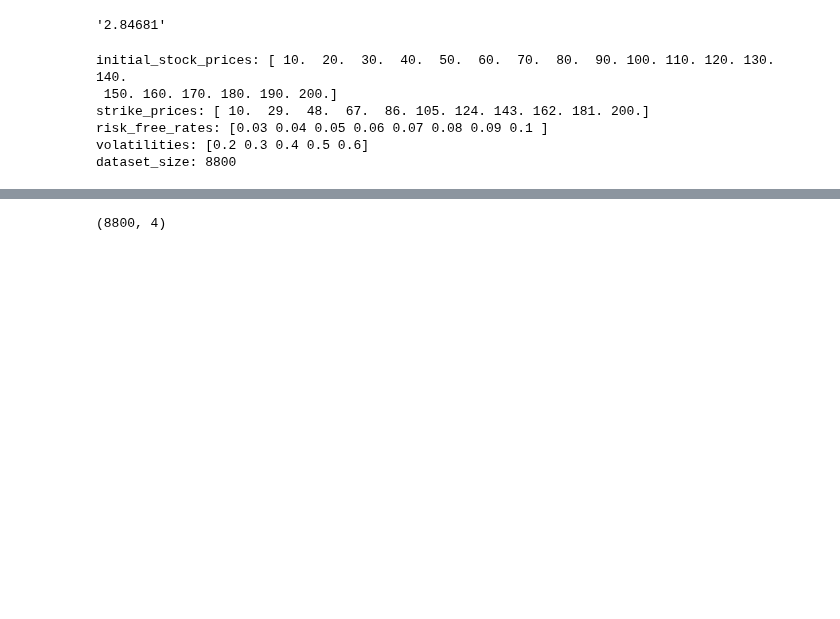
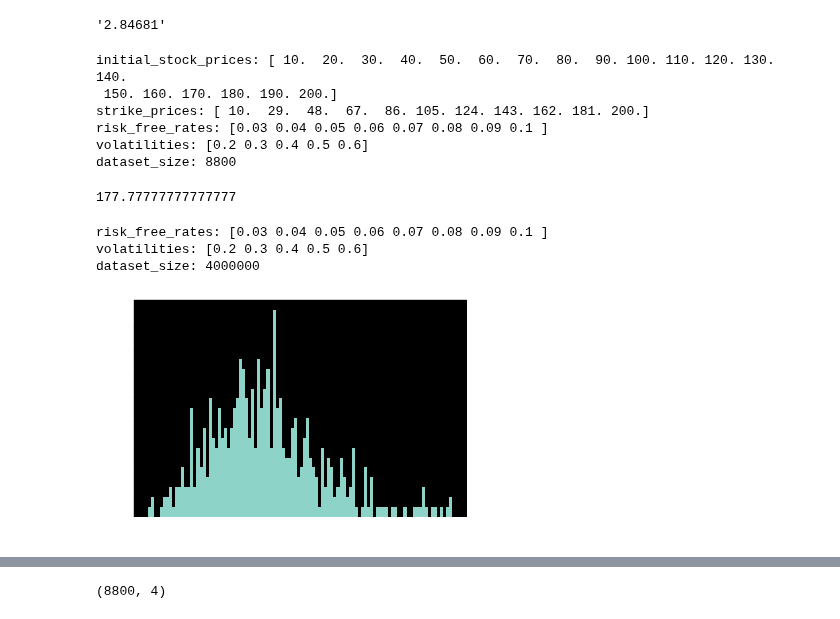
Before and after one commit to ogorodnikov/fmqa, a Jupyter notebook: finance/option_pricing/asian_options.ipynb, the cells around one changed output, grey strips where cells are left out. Drawn from its saved outputs; the diff is of its cells as text; code cells hidden in the pictures; blank space fills up the shorter version.

Commit message:
options - add 4m dataset parameters

```diff
--- a/finance/option_pricing/asian_options.ipynb
+++ b/finance/option_pricing/asian_options.ipynb
@@ -109,3 +109,43 @@ strike_prices: [ 10.  29.  48.  67.  86. 105. 124. 143. 162. 181. 200.]
 risk_free_rates: [0.03 0.04 0.05 0.06 0.07 0.08 0.09 0.1 ]
 volatilities: [0.2 0.3 0.4 0.5 0.6]
 dataset_size: 8800
+# %%
+(1000 * 4000000) / (100000 * 9000) * 40
+# %% [output]
+177.77777777777777
+# %%
+# 4M Dataset Parameters
+
+# 100K Pathes, 9K Records - 40 minutes
+
+# 1K Pathes, 4M Records
+
+# 10K Pathes, 4M Records
+
+# initial_stock_prices = np.linspace(10, 200, 20)
+initial_stock_prices = sorted(100 * np.random.lognormal(0.5, 0.25, size=500))
+
+# strike_prices = np.linspace(10, 200, 11)
+strike_prices = sorted(70 * np.random.lognormal(0.5, 0.25, size=200))
+
+
+risk_free_rates = np.linspace(0.03, 0.1, 8)
+volatilities = np.linspace(0.2, 0.6, 5)
+
+
+dataset_size = 500 * 200 * 8 * 5
+
+# print("initial_stock_prices:", initial_stock_prices)
+# print("strike_prices:", strike_prices)
+print("risk_free_rates:", risk_free_rates)
+print("volatilities:", volatilities)
+
+print("dataset_size:", dataset_size)
+# %% [output]
+risk_free_rates: [0.03 0.04 0.05 0.06 0.07 0.08 0.09 0.1 ]
+volatilities: [0.2 0.3 0.4 0.5 0.6]
+dataset_size: 4000000
+# %%
+plt.hist(initial_stock_prices, bins=100);
+# %% [output]
+[figure, added]
```
Also changed, not shown: parts of 9 cells of this notebook.
